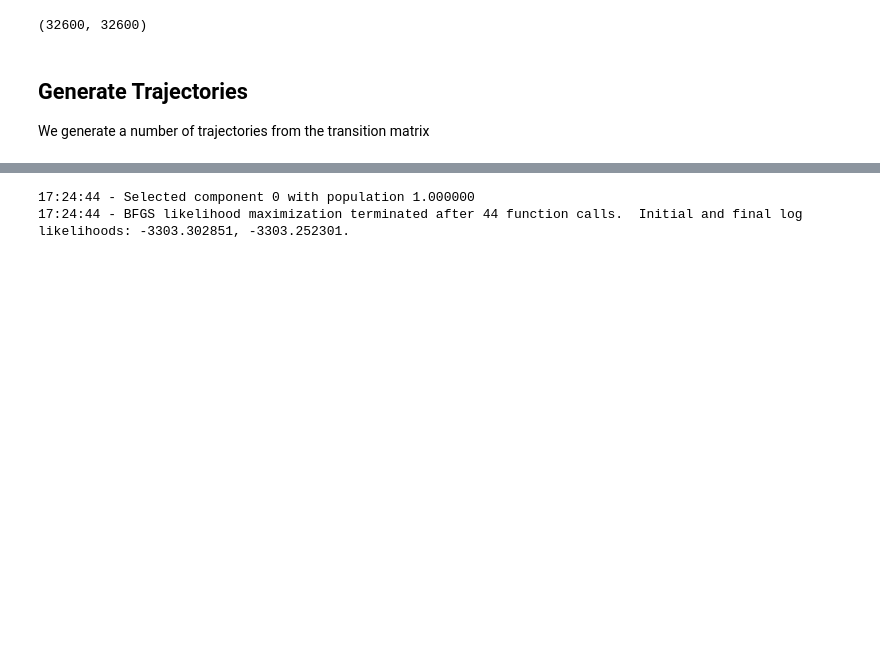
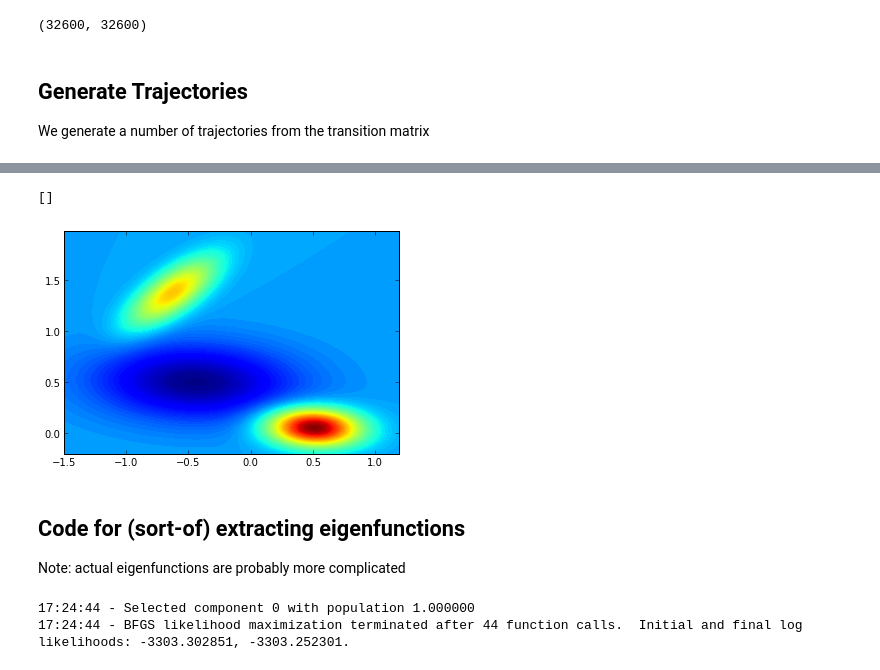
Before and after one commit to mpharrigan/fuzzy-clustering, a Jupyter notebook: HMM-Validate.ipynb, the cells around one changed output, grey strips where cells are left out. Cells and saved outputs as stored; diff of their text form; code cells hidden in the pictures; blank space fills up the shorter version.

```diff
--- a/HMM-Validate.ipynb
+++ b/HMM-Validate.ipynb
@@ -81,0 +126,15 @@ pp.show()
+# %%
+vals, hm_vecs = msma.get_eigenvectors(hmm_tmatrix, 3)
+xx, yy = grid
+mixture_samples = np.c_[xx.ravel(), yy.ravel()]
+contdata = mix(mixture_samples, opt_mixture_model.means_, hm_vecs[:,2], opt_mixture_model.covars_)
+contdata = np.reshape(contdata, xx.shape)
+pp.contourf(xx, yy, contdata, 80)
+pp.plot()
+# %% [output]
+[]
+[figure, added]
+# %% [markdown]
+Code for (sort-of) extracting eigenfunctions
+-----------
+Note: actual eigenfunctions are probably more complicated
```
Also changed, not shown: parts of 16 cells of this notebook, 8 other files.
